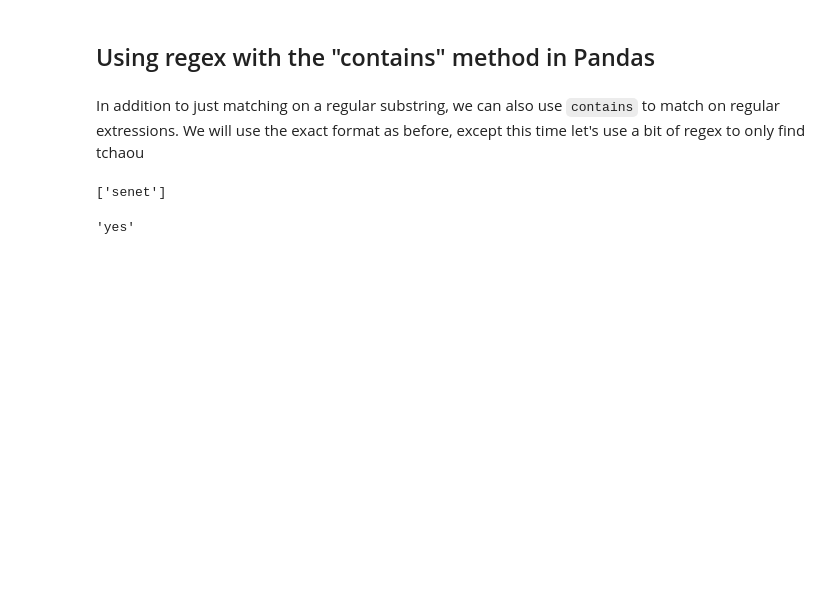
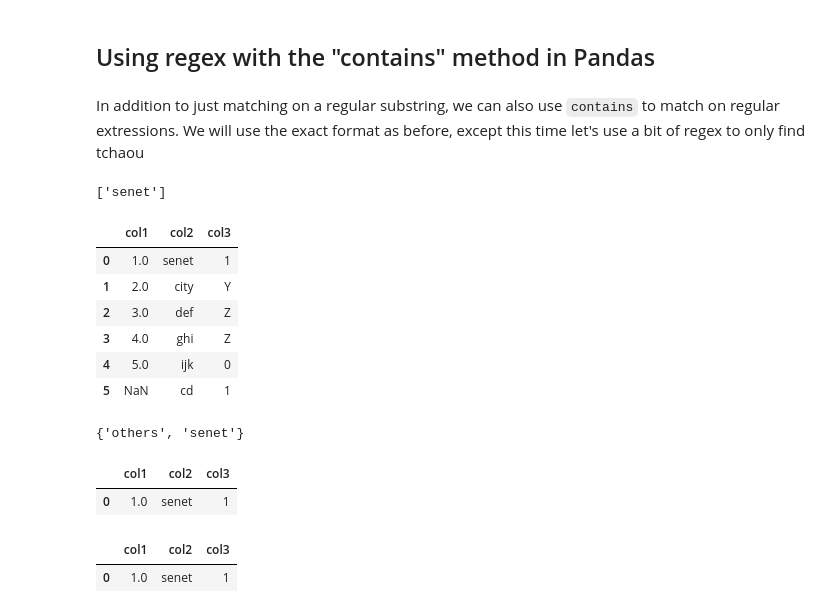
Before and after one commit to MaastrichtU-IDS/play-fair, a Jupyter notebook: notebooks/nlp-louvre.ipynb, the cells around one changed output. Cells and saved outputs as stored; diff of their text form; code cells hidden in the pictures; blank space fills up the shorter version.

```diff
--- a/notebooks/nlp-louvre.ipynb
+++ b/notebooks/nlp-louvre.ipynb
@@ -89,11 +89,31 @@ for game in df['Titre']:
 print(matches)
 # %% [output]
 ['senet']
-# %%
-from jinja2 import Template
-my_jinja_template = "{% if South_Europe > 1 %}no{% else %}yes{% endif %}"
-row = {'Rank': 1, 'Country': 'Qatar', 'South_Europe': 0}
-Template(my_jinja_template).render(row)
-# returns 'rich'
-# %% [output]
-'yes'
+# %%
+import pandas as pd
+import numpy as np
+df = pd.DataFrame({'col1': [1, 2, 3, 4, 5, np.nan], 'col2': ['senet', 'sennet', 'def set', 'ghi fefef fefe senet', 'ijk', 'cd'], 'col3': [1, 'Y', 'Z', 'Z', 0, 1]})
+df
+# %% [output]
+|  | col1 | col2 | col3 |
+| 0 | 1.0 | senet | 1 |
+| 1 | 2.0 | city | Y |
+| 2 | 3.0 | def | Z |
+| 3 | 4.0 | ghi | Z |
+| 4 | 5.0 | ijk | 0 |
+| 5 | NaN | cd | 1 |
+# %%
+games = {"senet", "others"}
+games
+# %% [output]
+{'others', 'senet'}
+# %%
+df[df['col2'].isin(games)]
+# %% [output]
+|  | col1 | col2 | col3 |
+| 0 | 1.0 | senet | 1 |
+# %%
+df.query('col2 in @games')
+# %% [output]
+|  | col1 | col2 | col3 |
+| 0 | 1.0 | senet | 1 |
```
Also changed, not shown: 4 other files.
